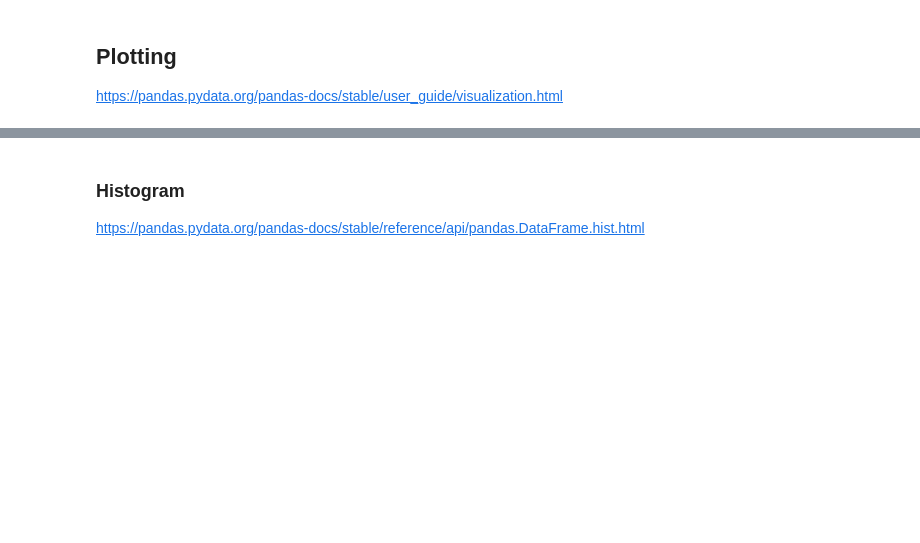
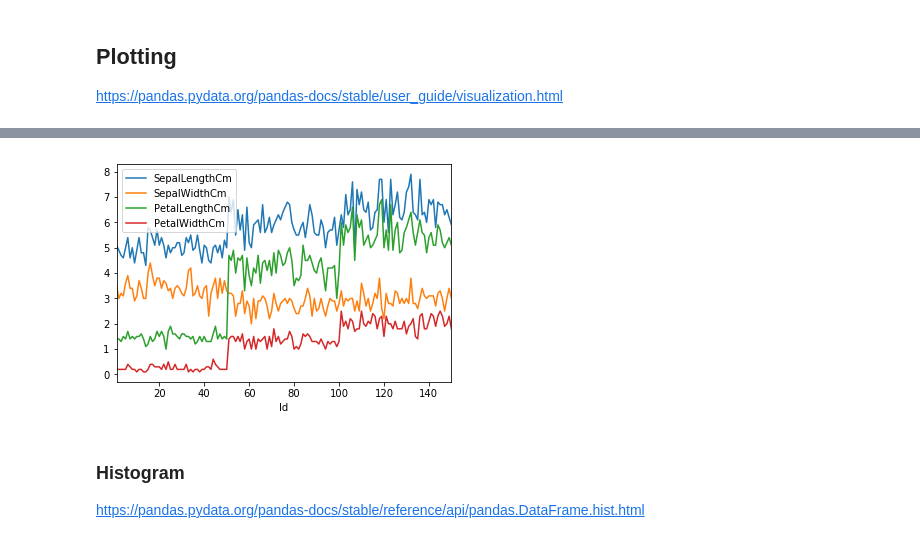
Before and after one commit to PaulMentele/MLBMI6015-Fall2019, a Jupyter notebook: Tutorials/Tutorial2.ipynb, the cells around one changed output, grey strips where cells are left out. Drawn from its saved outputs; the diff is of its cells as text; code cells hidden in the pictures; blank space fills up the shorter version.

```diff
--- a/Tutorials/Tutorial2.ipynb
+++ b/Tutorials/Tutorial2.ipynb
@@ -14,3 +17,6 @@ data = '~/DATA/Iris.csv'
 http://pandas.pydata.org/pandas-docs/stable/reference/frame.html
 # %% [markdown]
 ## Constructors
+# %%
+iris_df = pd.read_csv(data)
+iris_df.head()
@@ -19,0 +79,3 @@ https://pandas.pydata.org/pandas-docs/stable/user_guide/indexing.html
+# %%
+iris_df = iris_df.set_index('Id')
+iris_df.head()
@@ -21,0 +122,3 @@ https://pandas.pydata.org/pandas-docs/stable/user_guide/indexing.html
+# %%
+iris_df['newCol'] = [0]*iris_df.shape[0]
+iris_df.head()
@@ -21,0 +135,3 @@ https://pandas.pydata.org/pandas-docs/stable/user_guide/indexing.html
+# %%
+iris_df.insert(1, 'newCol2', range(iris_df.shape[0]))
+iris_df.head()
@@ -28,3 +197,7 @@ https://pandas.pydata.org/pandas-docs/stable/user_guide/visualization.html
+# %%
+iris_df[['SepalLengthCm', 'SepalWidthCm', 'PetalLengthCm', 'PetalWidthCm', 'Species']].plot();
+# %% [output]
+[figure, added]
 # %% [markdown]
 ### Histogram
 https://pandas.pydata.org/pandas-docs/stable/reference/api/pandas.DataFrame.hist.html
```
Also changed, not shown: parts of 35 cells of this notebook.
